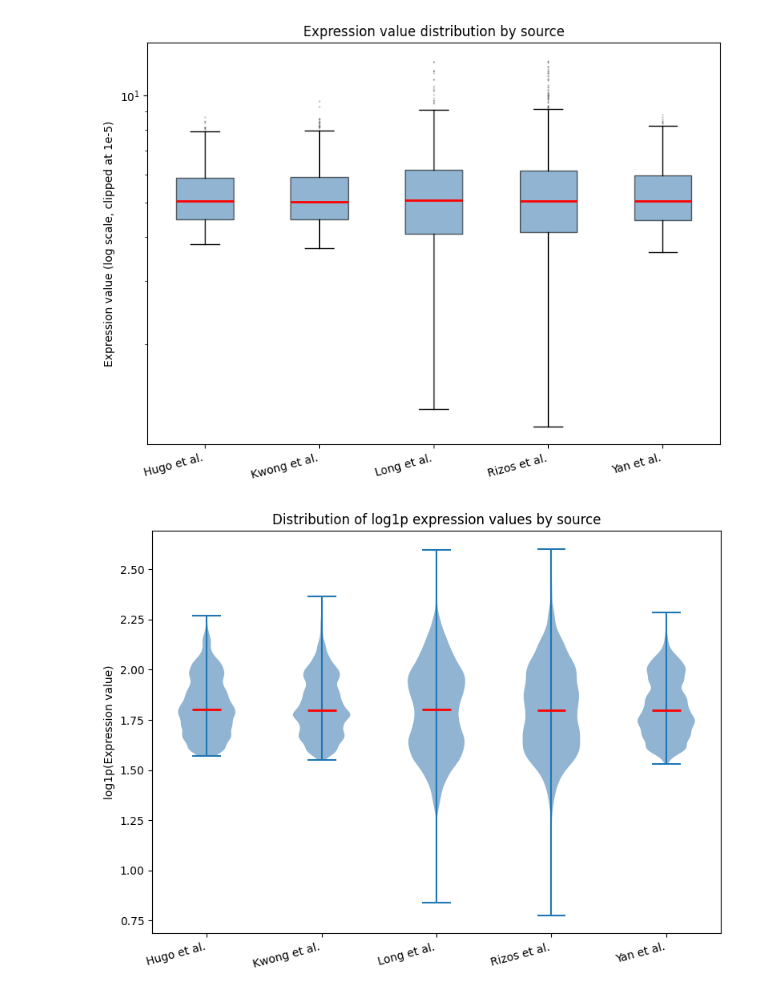
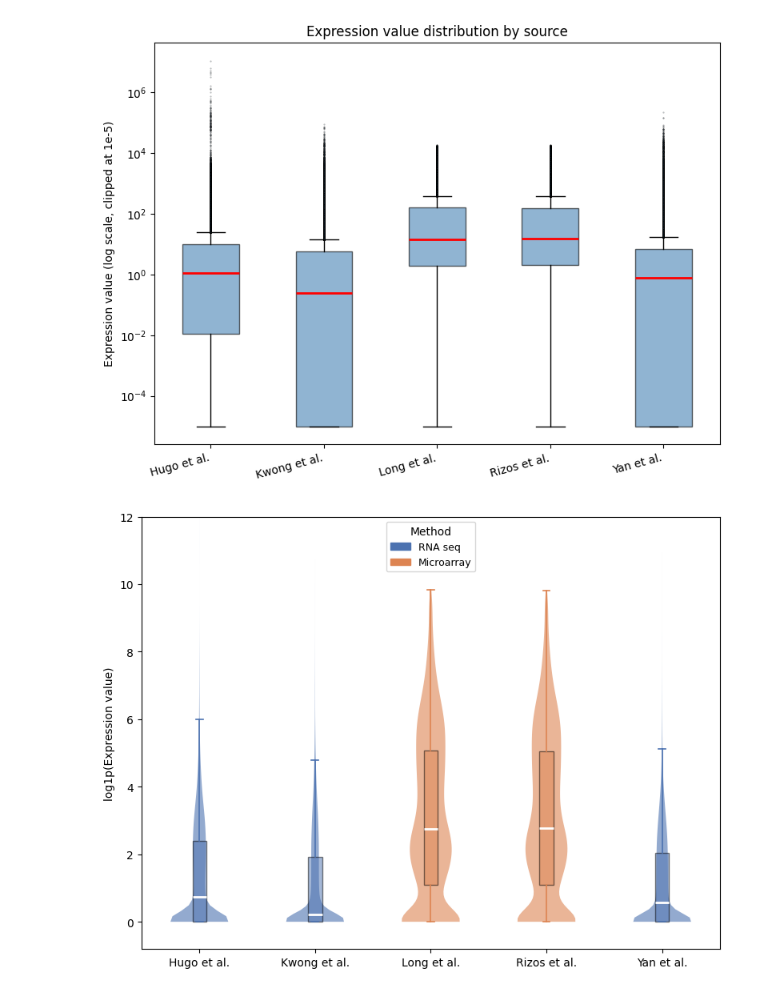
Before and after one commit to dinhhb/modeling_gene_expression, a Jupyter notebook: eda/eda-clinical-gex.ipynb, the cells around one changed output. Cells and saved outputs as stored; diff of their text form; code cells hidden in the pictures.

Commit message:
choose rna-seq for explainability part

```diff
--- a/eda/eda-clinical-gex.ipynb
+++ b/eda/eda-clinical-gex.ipynb
@@ -1,6 +1,6 @@
 # %%
 import polars as pl
 
-clinical_gex = pl.read_csv(f'../dataset/created/clinical_gex_corrected.csv')
+clinical_gex = pl.read_csv(f'../dataset/created/clinical_gex.csv')
 clinical_gex
 # %% [output]
@@ -83,38 +83,60 @@ ax.set_title('Expression value distribution by source')
 plt.tight_layout()
 plt.show()
 # %% [output]
-[figure, old version]
+[figure, new version]
 # %%
 import matplotlib.pyplot as plt
 import numpy as np
 
 sources_sorted = sorted(gex_long['source'].unique().to_list())
 n = len(sources_sorted)
 
 data_by_source = [
     np.log1p(np.clip(gex_long.filter(pl.col('source') == s)['value'].to_numpy(), 0, None))
     for s in sources_sorted
 ]
 
+method_colors = {
+    'Hugo et al.':  '#4C72B0',
+    'Kwong et al.': '#4C72B0',
+    'Yan et al.':   '#4C72B0',
+    'Rizos et al.': '#DD8452',
+    'Long et al.':  '#DD8452',
+}
+colors = [method_colors[s] for s in sources_sorted]
+
 fig, ax = plt.subplots(figsize=(8, 6))
 
 parts = ax.violinplot(data_by_source, positions=range(1, n + 1),
-                      showmedians=True, bw_method=0.15)
+                      showmedians=False, showextrema=False, bw_method=0.15)
 
-for pc in parts['bodies']:
-    pc.set_facecolor('steelblue')
+for pc, color in zip(parts['bodies'], colors):
+    pc.set_facecolor(color)
     pc.set_alpha(0.6)
-parts['cmedians'].set_color('red')
-parts['cmedians'].set_linewidth(2)
 
+for i, (pos, color) in enumerate(zip(range(1, n + 1), colors)):
+    ax.boxplot([data_by_source[i]], positions=[pos],
+               widths=0.12, patch_artist=True, showfliers=False,
+               medianprops=dict(color='white', linewidth=2),
+               boxprops=dict(facecolor=color, alpha=0.5),
+               whiskerprops=dict(color=color, linewidth=1.2),
+               capprops=dict(color=color, linewidth=1.2))
+
+legend_handles = [
+    plt.matplotlib.patches.Patch(color='#4C72B0', label='RNA seq'),
+    plt.matplotlib.patches.Patch(color='#DD8452', label='Microarray'),
+]
+ax.legend(handles=legend_handles, title='Method', fontsize=9)
+
+ax.set_ylim(top=12)
 ax.set_xticks(range(1, n + 1))
-ax.set_xticklabels(sources_sorted, rotation=15, ha='right')
+ax.set_xticklabels(sources_sorted)
 ax.set_ylabel('log1p(Expression value)')
-ax.set_title('Distribution of log1p expression values by source')
+# ax.set_title('Distribution of log1p expression values by source')
 plt.tight_layout()
 plt.show()
 # %% [output]
-[figure, old version]
+[figure, new version]
 # %%
 pfs_counts = (
     clinical_gex
```
Also changed, not shown: parts of 4 cells of this notebook, 9 other files.
